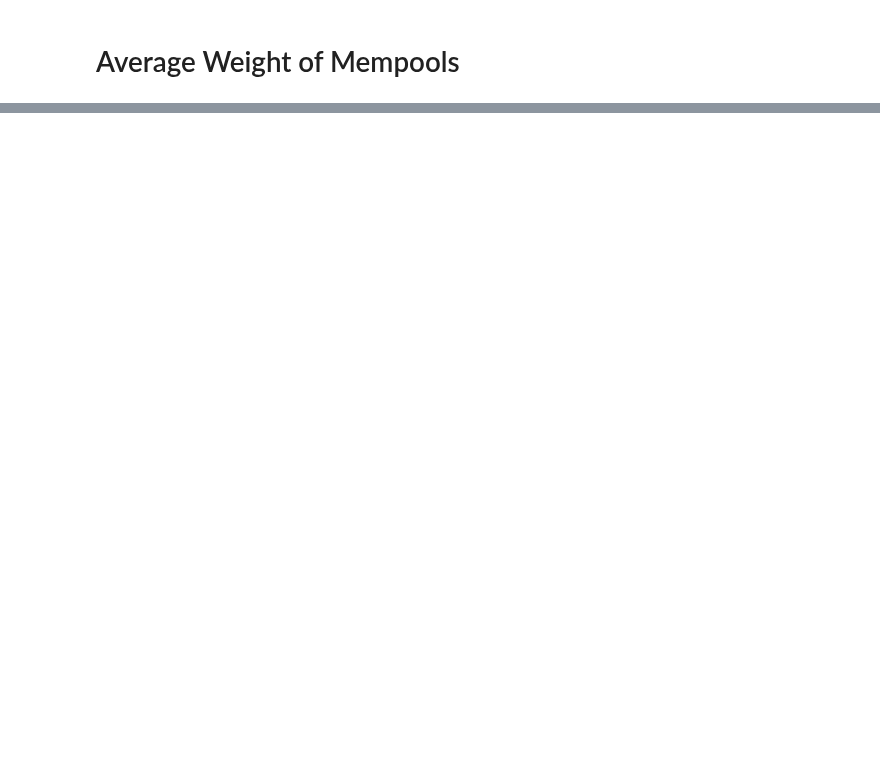
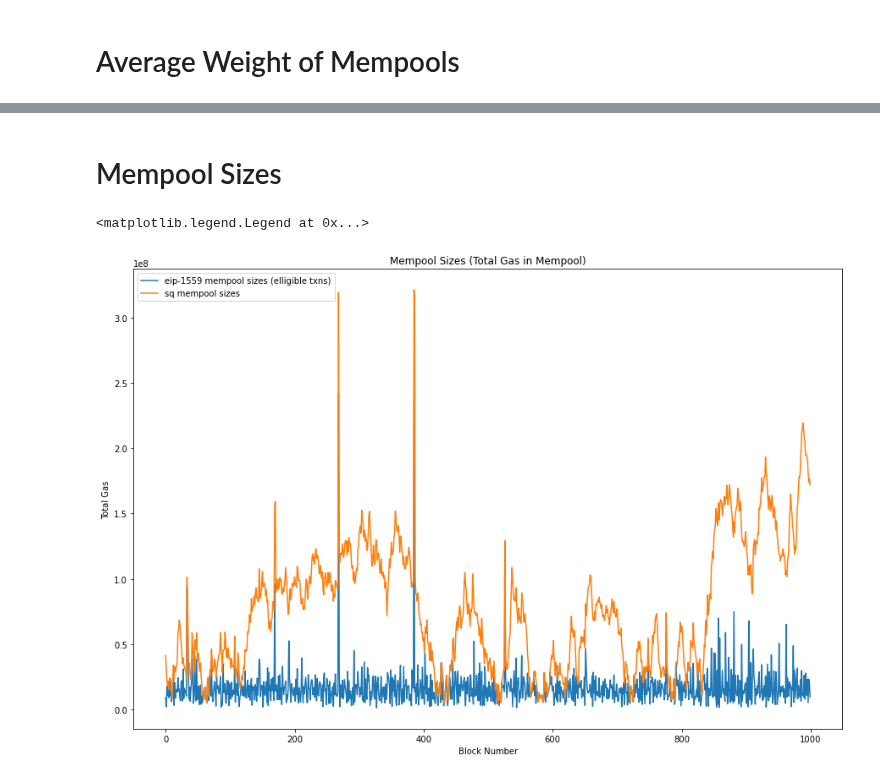
Before and after one commit to teohyikhaw/camcos, a Jupyter notebook: simulations/Congestion2.0.ipynb, the cells around one changed output, grey strips where cells are left out. Saved outputs shown, nothing was run; the diff lists cells and outputs as text; code cells hidden in the pictures; blank space fills up the shorter version.

```diff
--- a/simulations/Congestion2.0.ipynb
+++ b/simulations/Congestion2.0.ipynb
@@ -254,0 +263,12 @@ plt.legend(loc="upper left")
+# %% [markdown]
+# Mempool Sizes
+# %%
+plt.title("Mempool Sizes (Total Gas in Mempool)")
+plt.xlabel("Block Number")
+plt.ylabel("Total Gas")
+plt.plot(eip_mempool_sizes, label="eip-1559 mempool sizes (elligible txns)")
+plt.plot(sq_mempool_sizes, label="sq mempool sizes")
+plt.legend(loc="upper left")
+# %% [output]
+<matplotlib.legend.Legend at 0x...>
+[figure, added]
```
Also changed, not shown: parts of 8 cells of this notebook.
